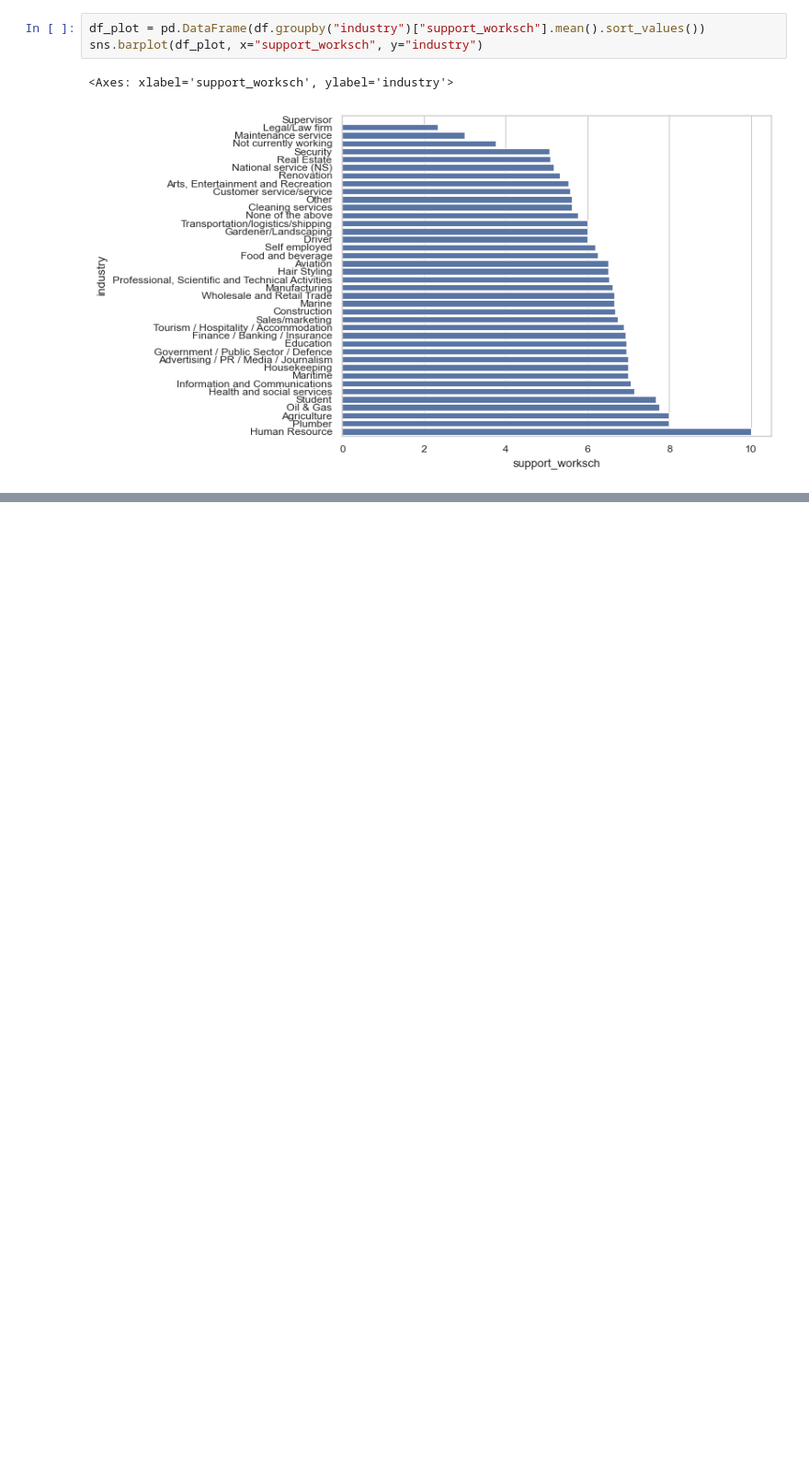
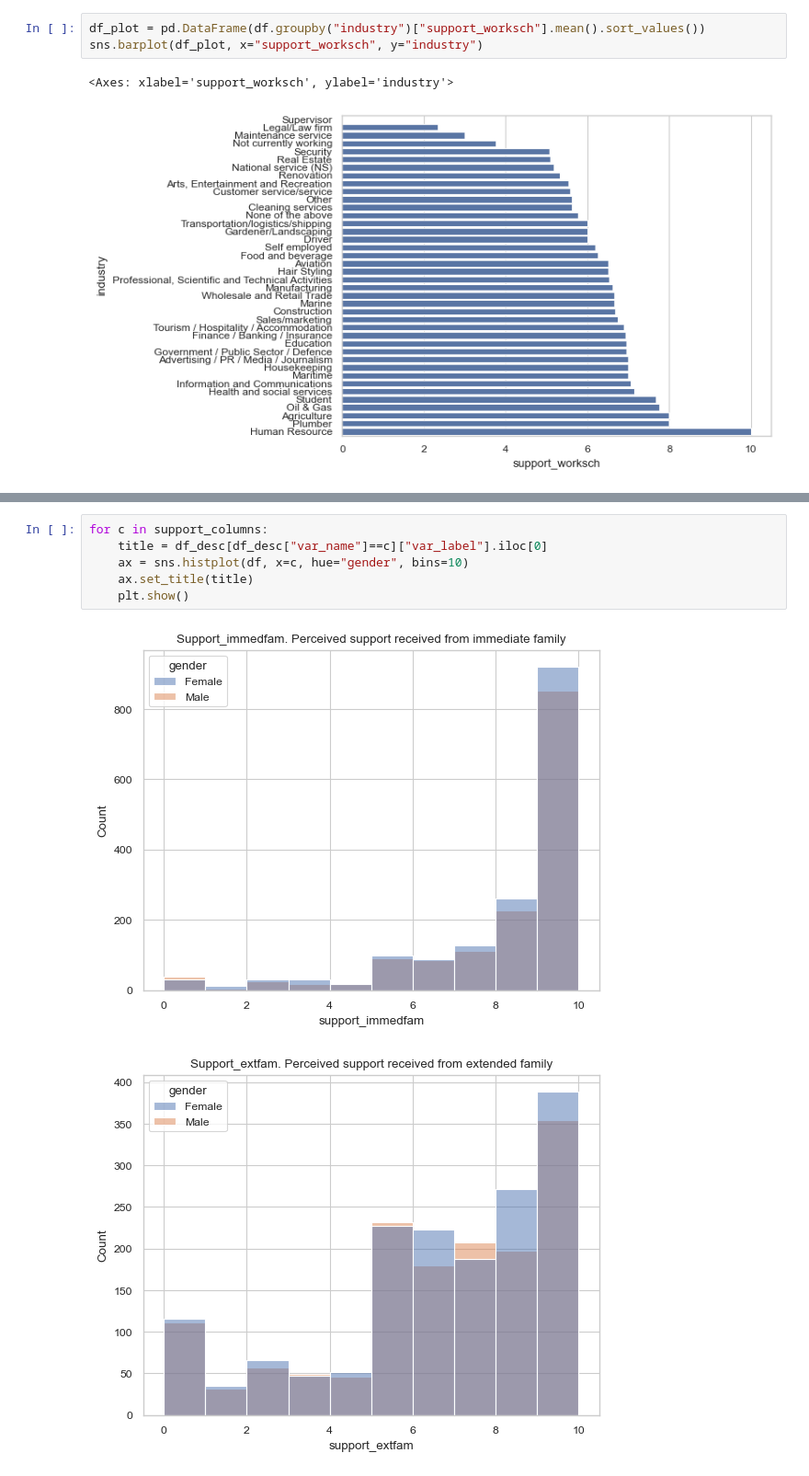
Before and after one commit to lesterlxy/JDE_interim, a Jupyter notebook: socialvalues.ipynb, the cells around one changed output, grey strips where cells are left out. Shown at 92% size. Saved outputs shown, nothing was run; the diff lists cells and outputs as text; blank space fills up the shorter version.

```diff
--- a/socialvalues.ipynb
+++ b/socialvalues.ipynb
@@ -196,0 +199,9 @@ sns.heatmap(df_plot, cmap="viridis", robust=True)
+# %%
+for c in support_columns:
+    title = df_desc[df_desc["var_name"]==c]["var_label"].iloc[0]
+    ax = sns.histplot(df, x=c, hue="gender", bins=10)
+    ax.set_title(title)
+    plt.show()
+# %% [output]
+[figure, added]
+[figure, added]
```
Also changed, not shown: parts of 11 cells of this notebook.
